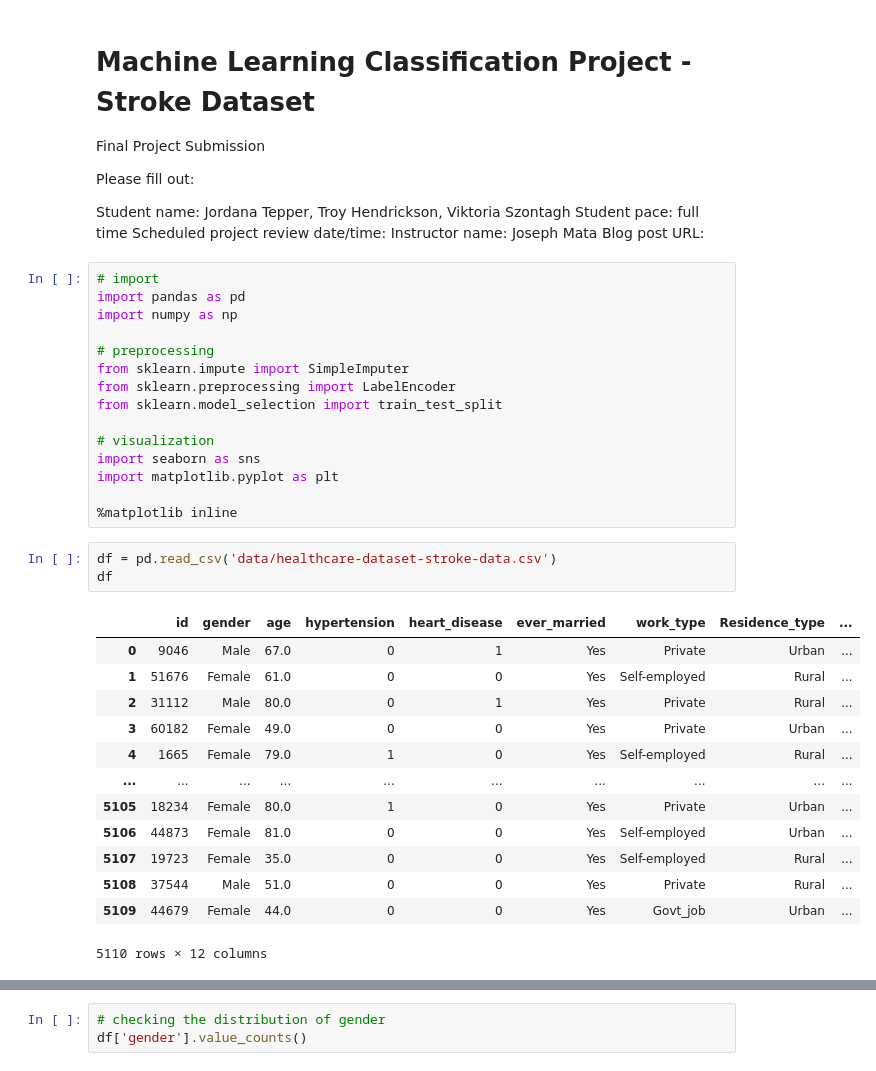
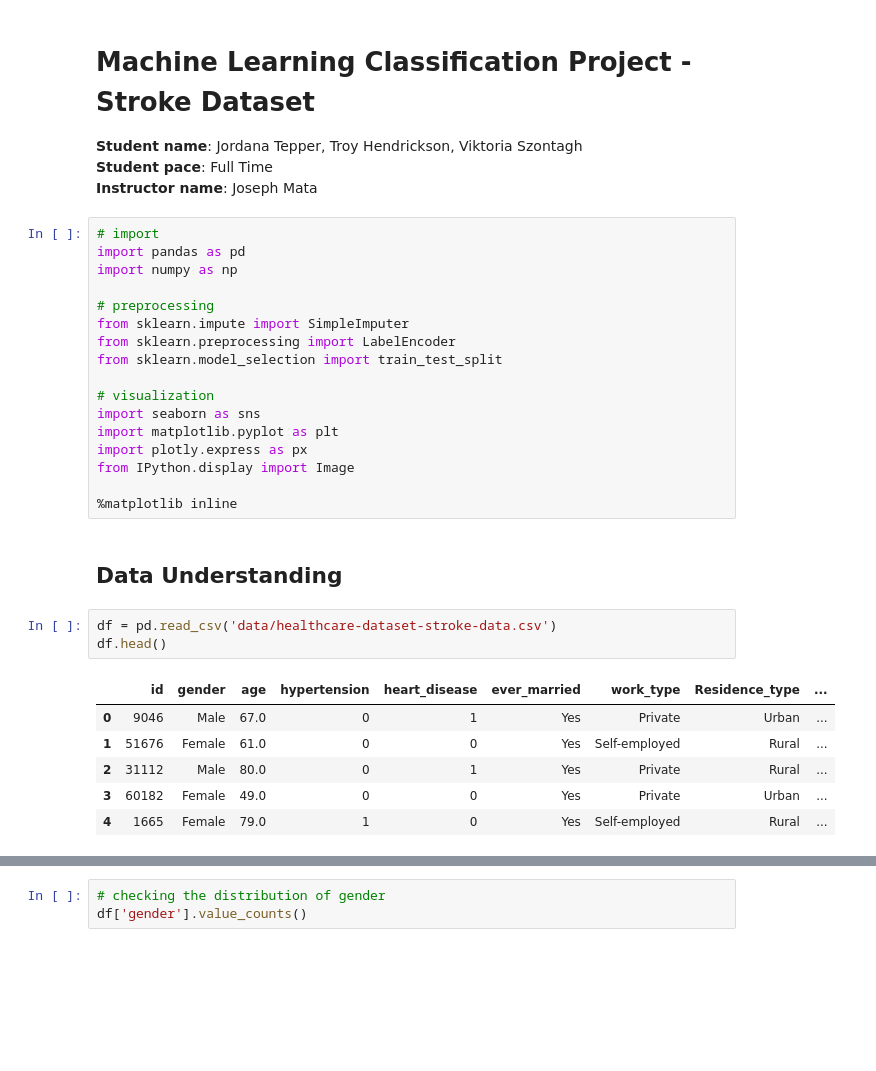
Before and after one commit to jordanate/machine-learning-classification, a Jupyter notebook: jordana_notebook.ipynb, the cells around one changed output, grey strips where cells are left out. Cells and saved outputs as stored; diff of their text form; blank space fills up the shorter version.

Commit message:
jordana notebook

```diff
--- a/jordana_notebook.ipynb
+++ b/jordana_notebook.ipynb
@@ -1,14 +1,9 @@
 # %% [markdown]
 # Machine Learning Classification Project - Stroke Dataset
-Final Project Submission
 
-Please fill out:
-
-Student name: Jordana Tepper, Troy Hendrickson, Viktoria Szontagh
-Student pace: full time
-Scheduled project review date/time:
-Instructor name: Joseph Mata
-Blog post URL:
+**Student name**: Jordana Tepper, Troy Hendrickson, Viktoria Szontagh
+**Student pace**: Full Time
+**Instructor name**: Joseph Mata
 # %%
 # import
 import pandas as pd
@@ -22,22 +17,19 @@ from sklearn.model_selection import train_test_split
 # visualization
 import seaborn as sns
 import matplotlib.pyplot as plt
+import plotly.express as px
+from IPython.display import Image
 
 %matplotlib inline
+# %% [markdown]
+## Data Understanding
 # %%
 df = pd.read_csv('data/healthcare-dataset-stroke-data.csv')
-df
+df.head()
 # %% [output]
 |  | id | gender | age | hypertension | heart_disease | ever_married | work_type | Residence_type | ... |
 | 0 | 9046 | Male | 67.0 | 0 | 1 | Yes | Private | Urban | ... |
 | 1 | 51676 | Female | 61.0 | 0 | 0 | Yes | Self-employed | Rural | ... |
 | 2 | 31112 | Male | 80.0 | 0 | 1 | Yes | Private | Rural | ... |
 | 3 | 60182 | Female | 49.0 | 0 | 0 | Yes | Private | Urban | ... |
 | 4 | 1665 | Female | 79.0 | 1 | 0 | Yes | Self-employed | Rural | ... |
-| ... | ... | ... | ... | ... | ... | ... | ... | ... | ... |
-| 5105 | 18234 | Female | 80.0 | 1 | 0 | Yes | Private | Urban | ... |
-| 5106 | 44873 | Female | 81.0 | 0 | 0 | Yes | Self-employed | Urban | ... |
-| 5107 | 19723 | Female | 35.0 | 0 | 0 | Yes | Self-employed | Rural | ... |
-| 5108 | 37544 | Male | 51.0 | 0 | 0 | Yes | Private | Rural | ... |
-| 5109 | 44679 | Female | 44.0 | 0 | 0 | Yes | Govt_job | Urban | ... |
-5110 rows × 12 columns
```
Also changed, not shown: parts of 50 cells of this notebook.
